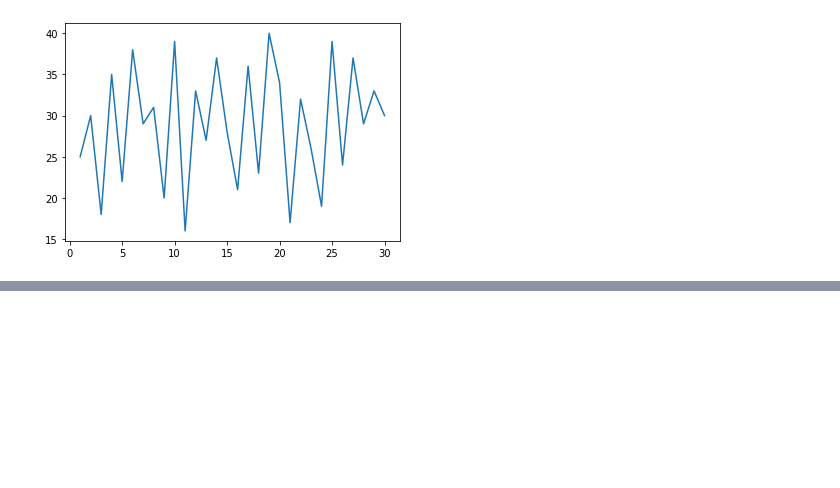
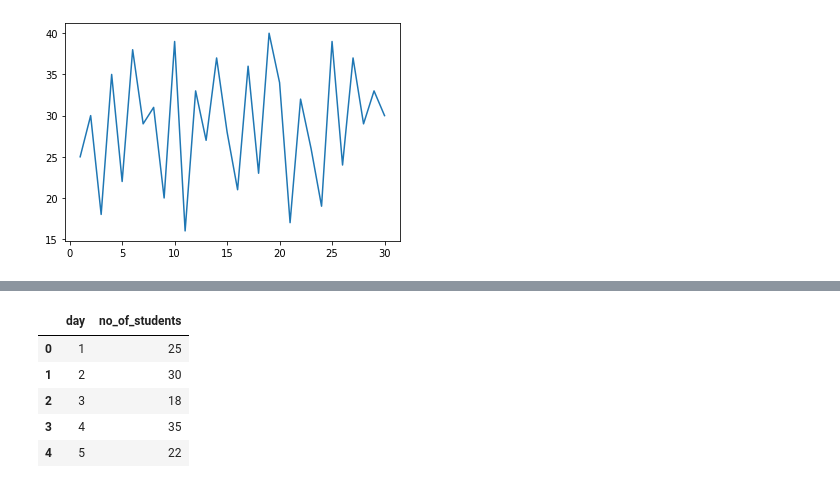
Before and after one commit to khanalsangit/visualize, a Jupyter notebook: visualization of data.ipynb, the cells around one changed output, grey strips where cells are left out. Cells and saved outputs as stored; diff of their text form; code cells hidden in the pictures; blank space fills up the shorter version.

```diff
--- a/visualization of data.ipynb
+++ b/visualization of data.ipynb
@@ -17,0 +23,10 @@ loaded_visualizer(x_data, y_data)
+# %%
+data=pd.read_csv('student_data.csv')
+df.head()
+# %% [output]
+|  | day | no_of_students |
+| 0 | 1 | 25 |
+| 1 | 2 | 30 |
+| 2 | 3 | 18 |
+| 3 | 4 | 35 |
+| 4 | 5 | 22 |
```
Also changed, not shown: parts of 7 cells of this notebook.
